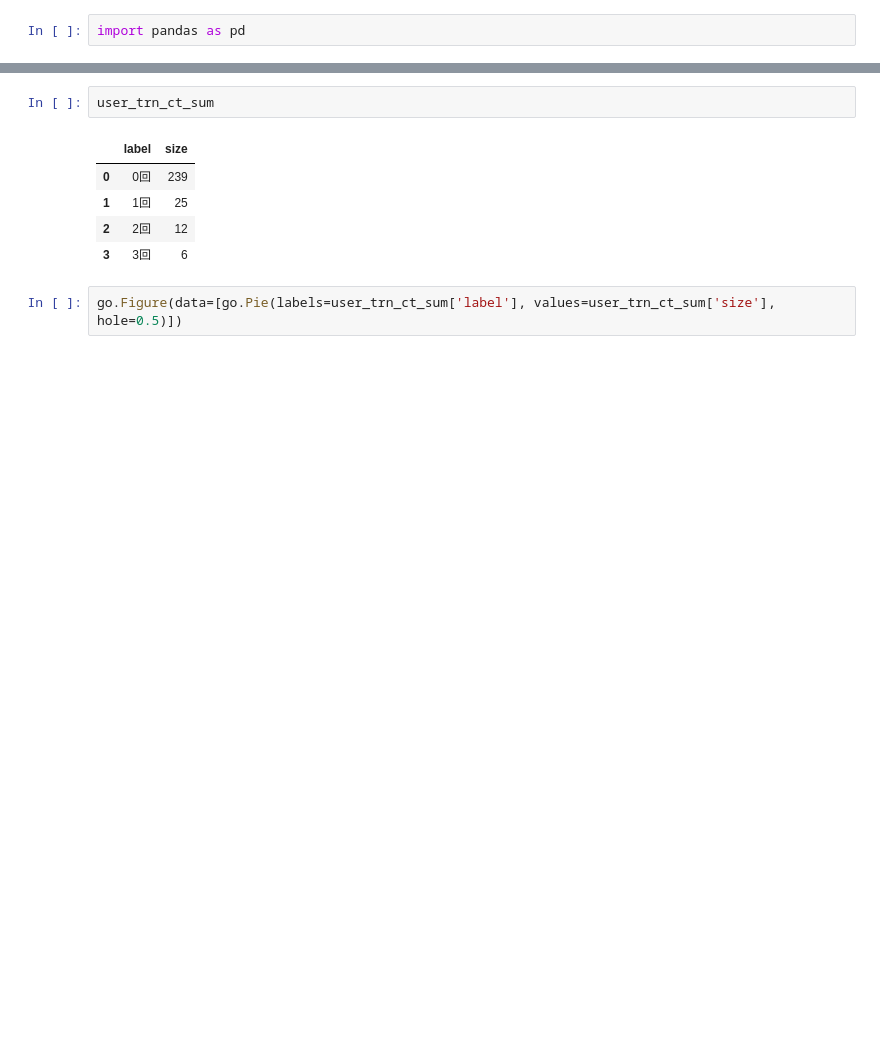
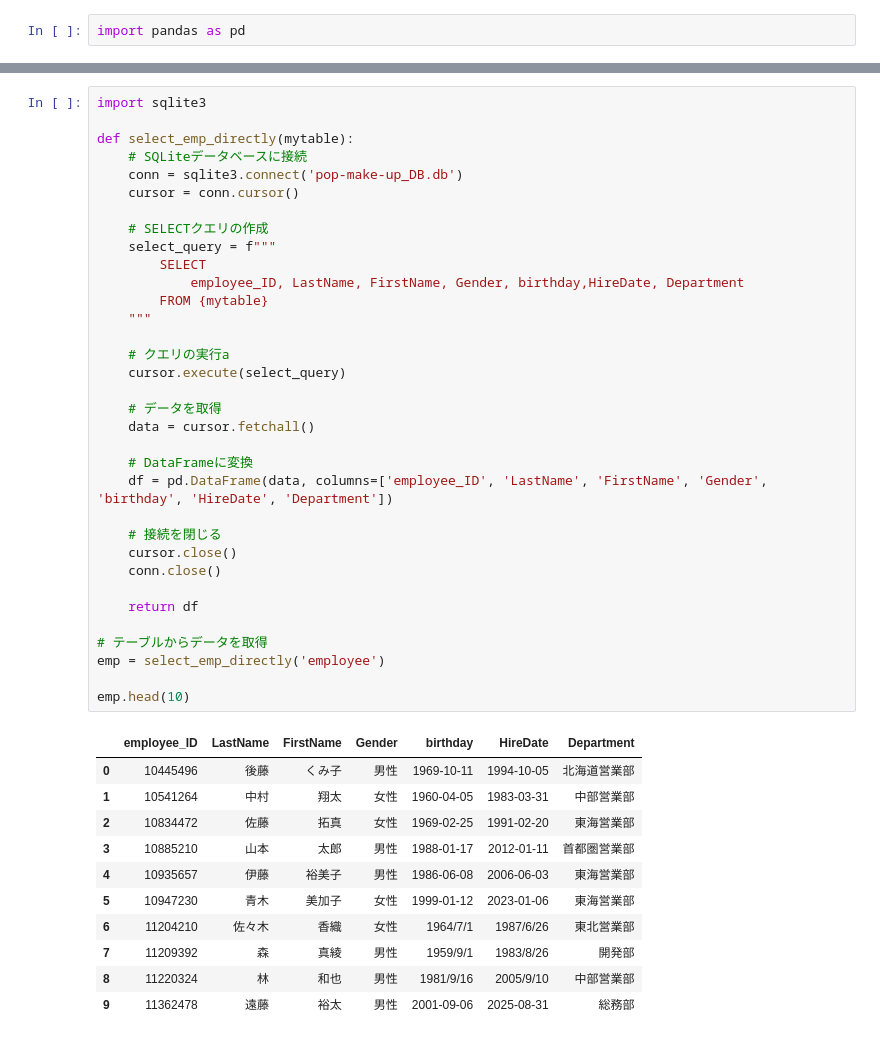
Before and after one commit to ginayawa/tech0_to_PopMakeUp, a Jupyter notebook: streamlit/app/test.ipynb, the cells around one changed output, grey strips where cells are left out. Drawn from its saved outputs; the diff is of its cells as text; blank space fills up the shorter version.

```diff
--- a/streamlit/app/test.ipynb
+++ b/streamlit/app/test.ipynb
@@ -124,10 +91,46 @@ plus_minus_mean_ct = "+" if mean_ct >= 0 else "-"
-# %%
-user_trn_ct_sum
-# %% [output]
-|  | label | size |
-| 0 | 0回 | 239 |
-| 1 | 1回 | 25 |
-| 2 | 2回 | 12 |
-| 3 | 3回 | 6 |
-# %%
-go.Figure(data=[go.Pie(labels=user_trn_ct_sum['label'], values=user_trn_ct_sum['size'], hole=0.5)])
+# %%
+import sqlite3
+
+def select_emp_directly(mytable):
+    # SQLiteデータベースに接続
+    conn = sqlite3.connect('pop-make-up_DB.db')
+    cursor = conn.cursor()
+
+    # SELECTクエリの作成
+    select_query = f"""
+        SELECT
+            employee_ID, LastName, FirstName, Gender, birthday,HireDate, Department
+        FROM {mytable}
+    """
+
+    # クエリの実行a
+    cursor.execute(select_query)
+
+    # データを取得
+    data = cursor.fetchall()
+
+    # DataFrameに変換
+    df = pd.DataFrame(data, columns=['employee_ID', 'LastName', 'FirstName', 'Gender', 'birthday', 'HireDate', 'Department'])
+
+    # 接続を閉じる
+    cursor.close()
+    conn.close()
+
+    return df
+
+# テーブルからデータを取得
+emp = select_emp_directly('employee')
+
+emp.head(10)
+# %% [output]
+|  | employee_ID | LastName | FirstName | Gender | birthday | HireDate | Department |
+| 0 | 10445496 | 後藤 | くみ子 | 男性 | 1969-10-11 | 1994-10-05 | 北海道営業部 |
+| 1 | 10541264 | 中村 | 翔太 | 女性 | 1960-04-05 | 1983-03-31 | 中部営業部 |
+| 2 | 10834472 | 佐藤 | 拓真 | 女性 | 1969-02-25 | 1991-02-20 | 東海営業部 |
+| 3 | 10885210 | 山本 | 太郎 | 男性 | 1988-01-17 | 2012-01-11 | 首都圏営業部 |
+| 4 | 10935657 | 伊藤 | 裕美子 | 男性 | 1986-06-08 | 2006-06-03 | 東海営業部 |
+| 5 | 10947230 | 青木 | 美加子 | 女性 | 1999-01-12 | 2023-01-06 | 東海営業部 |
+| 6 | 11204210 | 佐々木 | 香織 | 女性 | 1964/7/1 | 1987/6/26 | 東北営業部 |
+| 7 | 11209392 | 森 | 真綾 | 男性 | 1959/9/1 | 1983/8/26 | 開発部 |
+| 8 | 11220324 | 林 | 和也 | 男性 | 1981/9/16 | 2005/9/10 | 中部営業部 |
+| 9 | 11362478 | 遠藤 | 裕太 | 男性 | 2001-09-06 | 2025-08-31 | 総務部 |
```
Also changed, not shown: parts of 10 cells of this notebook, 8 other files.
